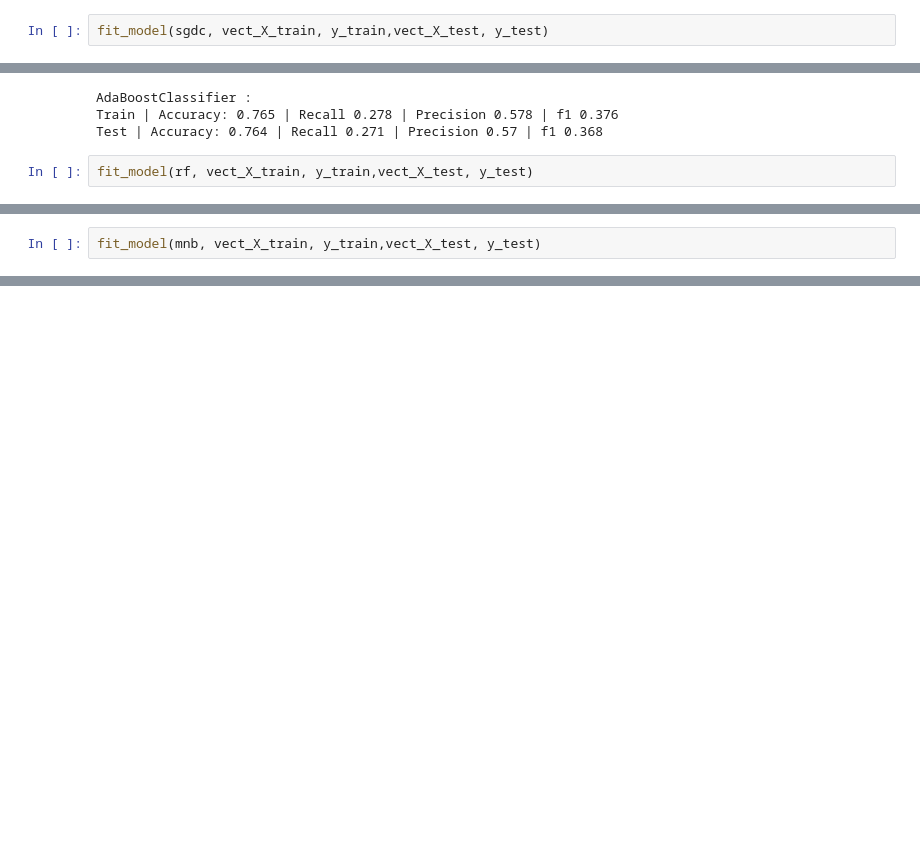
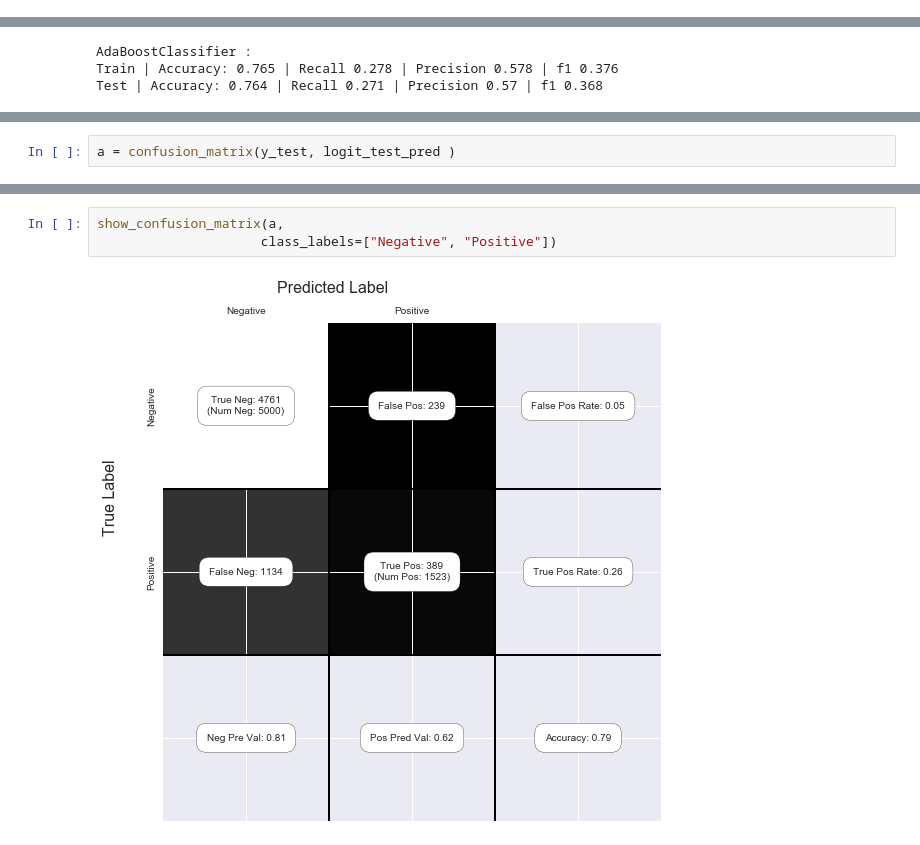
Before and after one commit to Charlotte1904/Yelp-Reviews, a Jupyter notebook: 4_Text-Classfication.ipynb, the cells around one changed output, grey strips where cells are left out. Saved outputs shown, nothing was run; the diff lists cells and outputs as text; blank space fills up the shorter version.

Commit message:
confusion matrix

```diff
--- a/4_Text-Classfication.ipynb
+++ b/4_Text-Classfication.ipynb
@@ -91,2 +238,0 @@ fit_model(svc, vect_X_train, y_train,vect_X_test, y_test)
-# %%
-fit_model(sgdc, vect_X_train, y_train,vect_X_test, y_test)
@@ -106,5 +248,3 @@ fit_model(ada, vect_X_train, y_train,vect_X_test, y_test)
 AdaBoostClassifier :
 Train | Accuracy: 0.765 | Recall 0.278 | Precision 0.578 | f1 0.376
 Test | Accuracy: 0.764 | Recall 0.271 | Precision 0.57 | f1 0.368
-# %%
-fit_model(rf, vect_X_train, y_train,vect_X_test, y_test)
@@ -115,2 +250,0 @@ Test | Accuracy: 0.752 | Recall 0.104 | Precision 0.564 | f1 0.176
-# %%
-fit_model(mnb, vect_X_train, y_train,vect_X_test, y_test)
@@ -463,0 +251,2 @@ def modifyRatingsDataset(self):
+# %%
+a = confusion_matrix(y_test, logit_test_pred )
@@ -463,0 +262,5 @@ def modifyRatingsDataset(self):
+# %%
+show_confusion_matrix(a,
+                     class_labels=["Negative", "Positive"])
+# %% [output]
+[figure, added]
```
Also changed, not shown: parts of 84 cells of this notebook, 3 other files.
